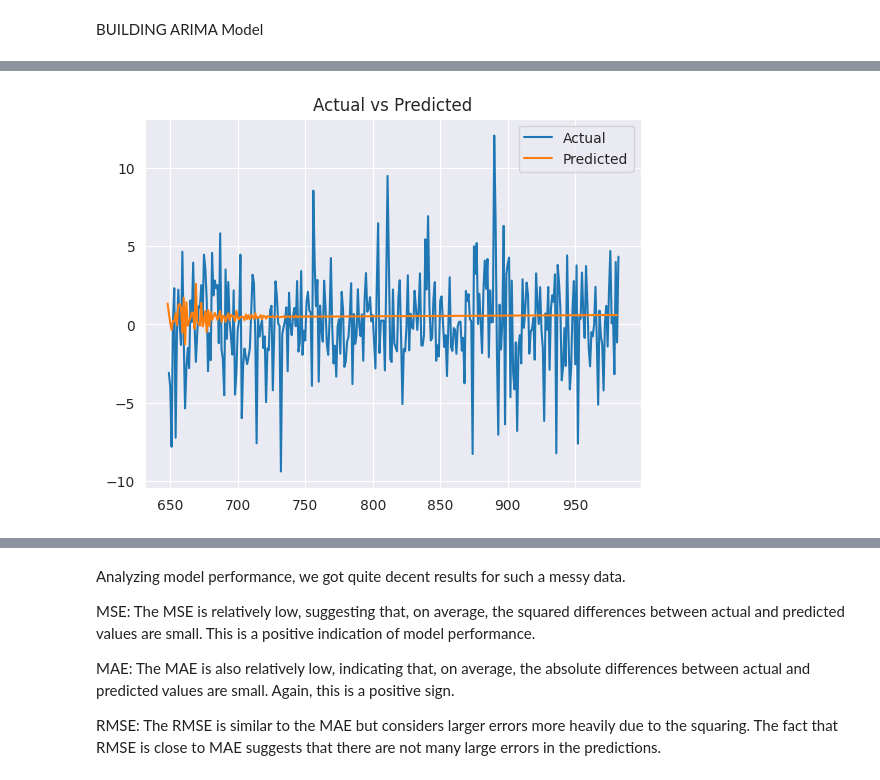
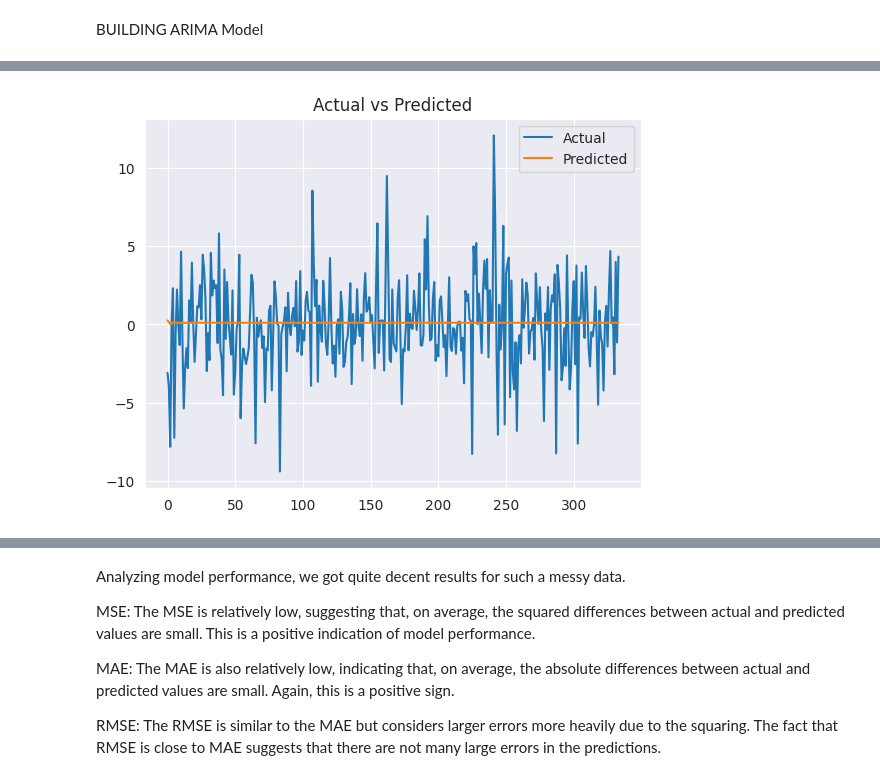
Before and after one commit to volodymyrkir/exploratory_data_analysis, a Jupyter notebook: tasks/task_3.ipynb, the cells around one changed output, grey strips where cells are left out. Saved outputs shown, nothing was run; the diff lists cells and outputs as text; code cells hidden in the pictures.

Commit message:
reworked ARIMA tuning

```diff
--- a/tasks/task_3.ipynb
+++ b/tasks/task_3.ipynb
@@ -71,9 +73,9 @@ pd.plotting.autocorrelation_plot(df['Close'])
 This chart shows us that there is a positive correlation with the first 600-650 lags,
 from which approximately 30-40 may be a good parameter(AR) for ARIMA.
 # %%
-diff_ts = df['Close'].diff().dropna()# Differencing to make the time series stationary
+diff_ts = df.set_index(pd.DatetimeIndex(df['Date']).to_period('d'))['Close'].diff().dropna()# Differencing to make the time series stationary
 plt.figure(figsize=(12, 6))
-plt.plot(diff_ts.index, diff_ts, label='Differenced Time Series')
+plt.plot(diff_ts.index.to_timestamp(), diff_ts, label='Differenced Time Series')
 plt.title('Differenced Time Series')
 plt.xlabel('Index')
 plt.ylabel('Differenced Value')
@@ -96,15 +100,23 @@ train, test = diff_ts[0:size], diff_ts[size:len(diff_ts)]
 # %%
-model = ARIMA(train, order=(30,2,3)) # 30 - lag (AutoRegression param), 3 - value for making close stationary , 0 for moving average
-model_fit = model.fit()
+p_values = range(5, 51, 15)
+q_values = range(0, 5)
 
-print(model_fit.summary())
+best_aic = float("inf")
+best_bic = float("inf")
+best_p, best_q = None, None
+best_model = None
 
-residuals = pd.DataFrame(model_fit.resid)
-residuals.plot()
-plt.show()
+for p, q in itertools.product(p_values, q_values):
+    model = ARIMA(train, order=(p, 1, q))
+    model_fit = model.fit()
+    aic = model_fit.aic
+    bic=model_fit.bic
+    print(f'\nHaving p,q = {p, q}, aic = {aic}, bic = {bic}\n')
+    if aic <= best_aic and bic <= best_bic:
+        best_aic, best_bic = aic, bic
+        best_p, best_q = p, q
+        best_model = model_fit
 
-residuals.plot(kind='kde')
-plt.show()
-
-print(residuals.describe())
+print(f"Best AIC: {best_aic}, Best BIC: {best_bic}")
+print(f"Best (p, q) values: {best_p, best_q}")
 # %% [output]
@@ -142,0 +152,4 @@ As for print(model_fit.summary()), we got good values for
+# %%
+residuals = best_model.resid.set_axis(best_model.resid.index.to_timestamp())
+plt.plot(residuals)
+plt.show()
@@ -153,14 +168,13 @@ def root_mean_squared_error(df, actual_col, predicted_col):
     rmse = np.sqrt(mean_squared_error(df, actual_col, predicted_col))
     return rmse
 # %%
-predictions = model_fit.forecast(steps=len(test))
-
-results = pd.DataFrame({'Actual': test, 'Predicted': predictions})
+predictions = best_model.forecast(steps=len(test))
+results = pd.DataFrame({'Actual': test, 'Predicted': predictions.set_axis(test.index)}).reset_index()
 
 plt.plot(results['Actual'], label='Actual')
 plt.plot(results['Predicted'], label='Predicted')
 plt.legend()
 plt.title('Actual vs Predicted')
 plt.show()
 # %% [output]
-[figure, old version]
+[figure, new version]
```
Also changed, not shown: parts of 9 cells of this notebook.
